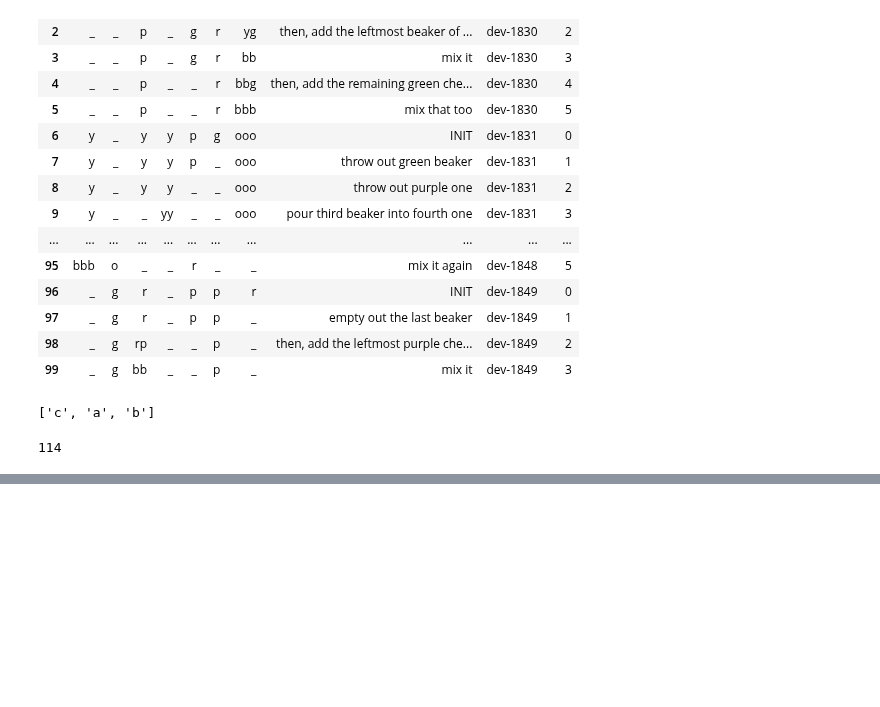
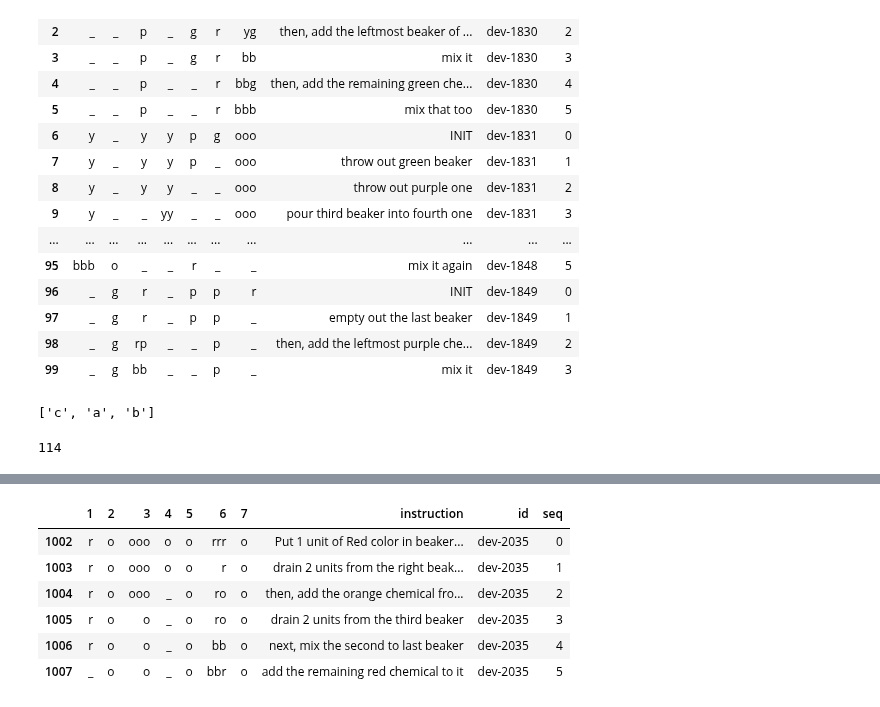
Before and after one commit to urigoren/recipe_scheduler, a Jupyter notebook: notebooks/scone.ipynb, the cells around one changed output, grey strips where cells are left out. Drawn from its saved outputs; the diff is of its cells as text; code cells hidden in the pictures; blank space fills up the shorter version.

```diff
--- a/notebooks/scone.ipynb
+++ b/notebooks/scone.ipynb
@@ -112,0 +179,10 @@ time_lengths
+# %%
+df[df["id"]=="dev-2035"]
+# %% [output]
+|  | 1 | 2 | 3 | 4 | 5 | 6 | 7 | instruction | id | seq |
+| 1002 | r | o | ooo | o | o | rrr | o | Put 1 unit of Red color in beaker... | dev-2035 | 0 |
+| 1003 | r | o | ooo | o | o | r | o | drain 2 units from the right beak... | dev-2035 | 1 |
+| 1004 | r | o | ooo | _ | o | ro | o | then, add the orange chemical fro... | dev-2035 | 2 |
+| 1005 | r | o | o | _ | o | ro | o | drain 2 units from the third beaker | dev-2035 | 3 |
+| 1006 | r | o | o | _ | o | bb | o | next, mix the second to last beaker | dev-2035 | 4 |
+| 1007 | _ | o | o | _ | o | bbr | o | add the remaining red chemical to it | dev-2035 | 5 |
```
Also changed, not shown: parts of 10 cells of this notebook, 5 other files.
